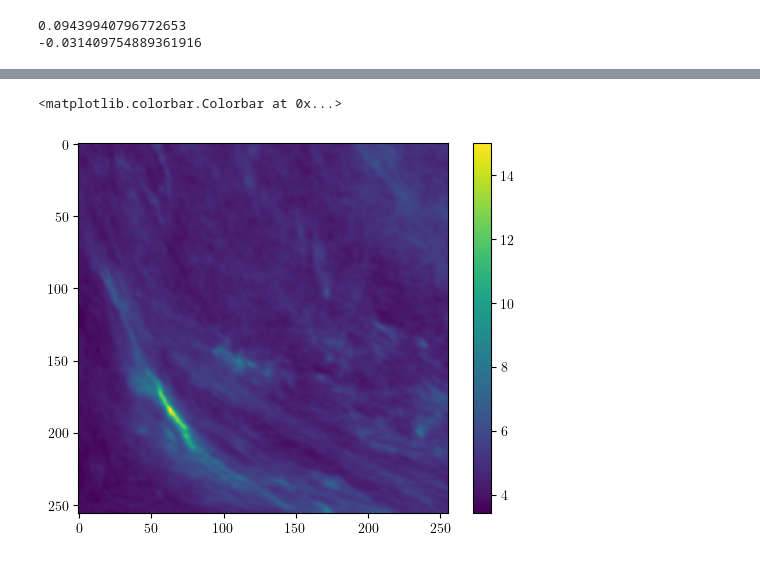
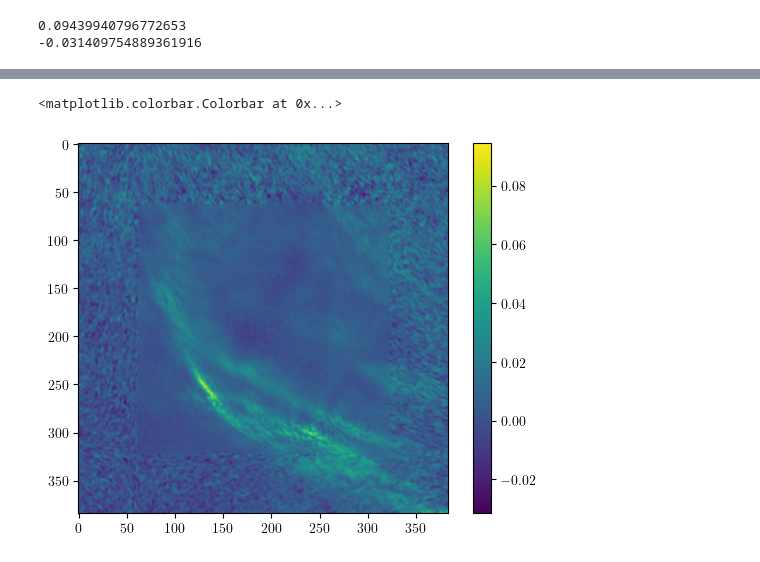
Before and after one commit to atsouros/ScatteringDenoising, a Jupyter notebook: planck_results_plot.ipynb, the cells around one changed output, grey strips where cells are left out. Cells and saved outputs as stored; diff of their text form; code cells hidden in the pictures.

```diff
--- a/planck_results_plot.ipynb
+++ b/planck_results_plot.ipynb
@@ -525,9 +527,12 @@ def plot_I(image_I, data_I, titles=(r"$s_I$", r"$d_I$")):
 
     fig.colorbar(im1, ax=axes, orientation='vertical', fraction=0.025, pad=0.04)
     plt.show()
-# %%
-plt.imshow(data_I)
-plt.colorbar()
-# %% [output]
-<matplotlib.colorbar.Colorbar at 0x...>
-[figure, removed]
+# %%
+vmin = min(np.min(data_Q), np.min(image_Q))
+vmax = max(np.max(data_Q), np.max(image_Q))
+
+plt.imshow(denoised[0], vmin=vmin, vmax=vmax)
+plt.colorbar()
+# %% [output]
+<matplotlib.colorbar.Colorbar at 0x...>
+[figure, added]
```
Also changed, not shown: parts of 7 cells of this notebook, 17 other files.
